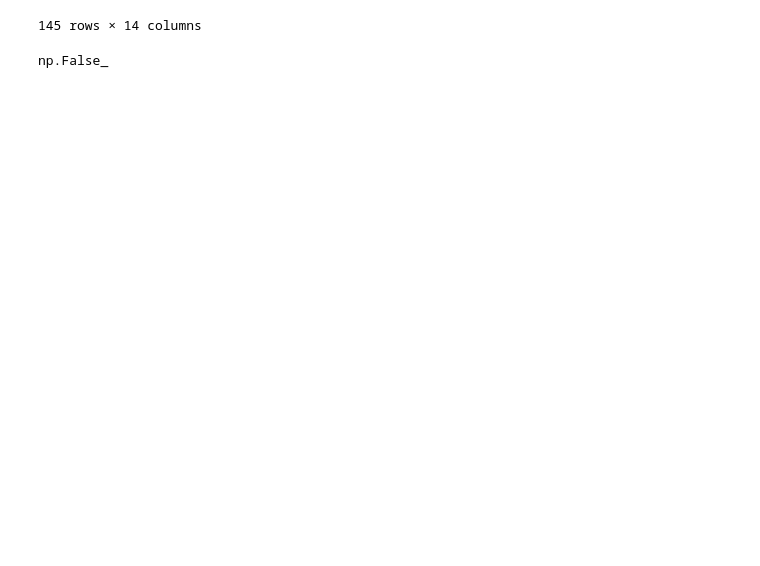
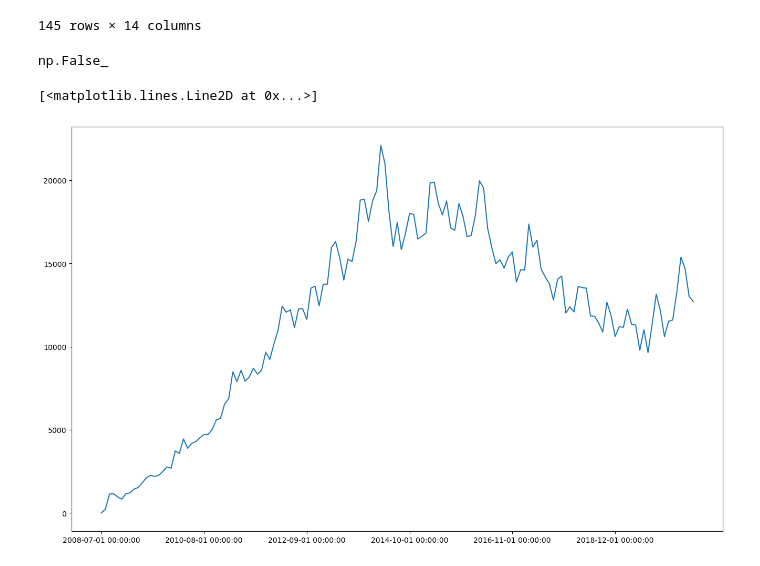
Before and after one commit to finayon/porto, a Jupyter notebook: programming language popularity/programming language popularity.ipynb, the cells around one changed output. Cells and saved outputs as stored; diff of their text form; code cells hidden in the pictures; blank space fills up the shorter version.

```diff
--- a/programming language popularity/programming language popularity.ipynb
+++ b/programming language popularity/programming language popularity.ipynb
@@ -96,3 +96,10 @@ reshaped_df.fillna(0, inplace = True)
 reshaped_df.isna().values.any()
 # %% [output]
 np.False_
+# %%
+plt.figure(figsize=(16, 10))
+plt.xticks(range(0, len(reshaped_df.index) + 1, 25))
+plt.plot(reshaped_df.index, reshaped_df.java)
+# %% [output]
+[<matplotlib.lines.Line2D at 0x...>]
+[figure, added]
```
